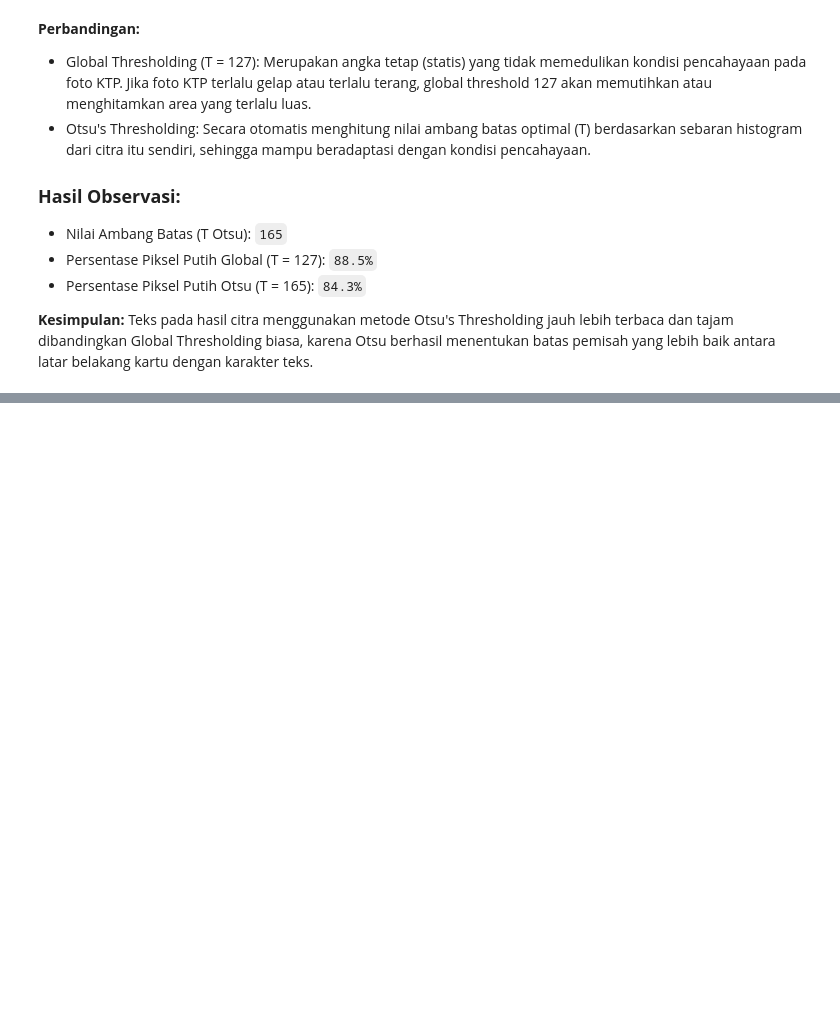
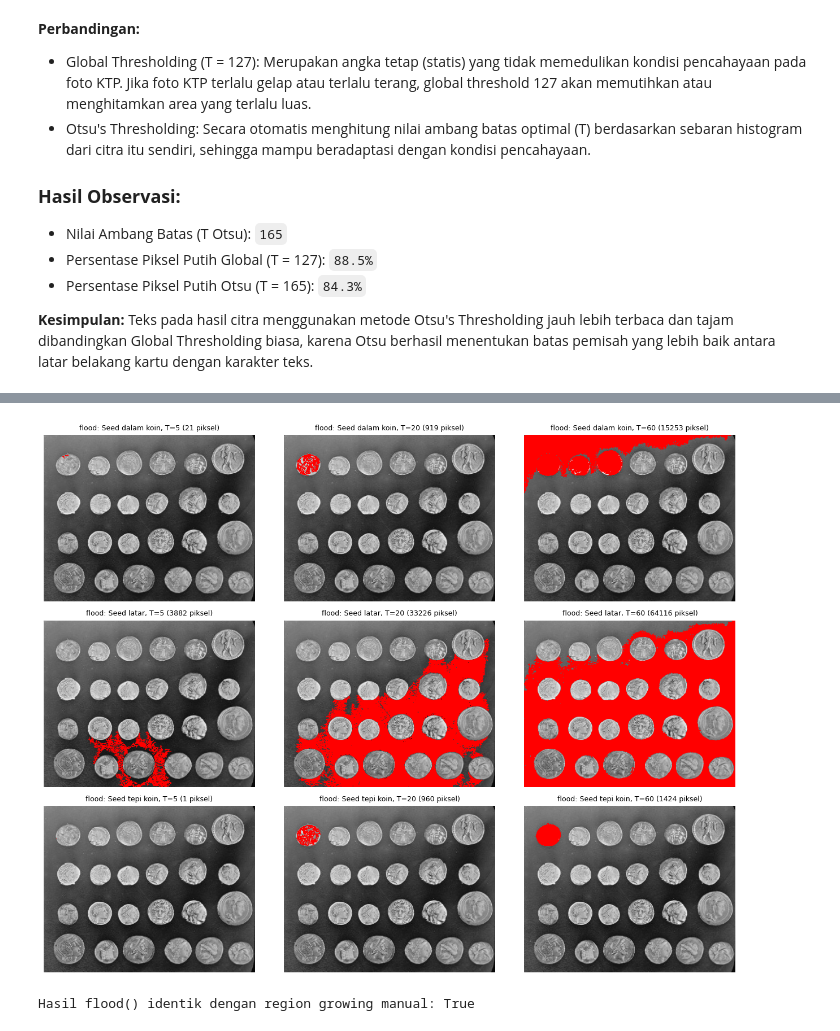
Before and after one commit to rsyadipras/PCVK_Ganjil2026, a Jupyter notebook: Week7_21.ipynb, the cells around one changed output, grey strips where cells are left out. Drawn from its saved outputs; the diff is of its cells as text; code cells hidden in the pictures; blank space fills up the shorter version.

```diff
--- a/Week7_21.ipynb
+++ b/Week7_21.ipynb
@@ -230,0 +284,20 @@ Teks pada hasil citra menggunakan metode Otsu's Thresholding jauh lebih terbaca
+# %%
+# 6B - skimage.segmentation.flood()
+fig, axs = plt.subplots(3, 3, figsize=(13, 10))
+sama = True
+
+for r, (nama, sd) in enumerate(seeds.items()):
+    for c, T in enumerate(T_list):
+        m_flood = flood(coins, seed_point=sd, tolerance=T, connectivity=1)   # connectivity=1 -> 4 tetangga
+        sama &= np.array_equal(m_flood, region_growing(coins, sd, T))
+        axs[r, c].imshow(overlay_merah(coins, m_flood))
+        axs[r, c].set_title('flood: %s, T=%d (%d piksel)' % (nama, T, m_flood.sum()), fontsize=9)
+        axs[r, c].axis('off')
+
+plt.tight_layout()
+plt.show()
+
+print('Hasil flood() identik dengan region growing manual:', sama)
+# %% [output]
+[figure, added]
+Hasil flood() identik dengan region growing manual: True
```
Also changed, not shown: parts of 3 cells of this notebook.
